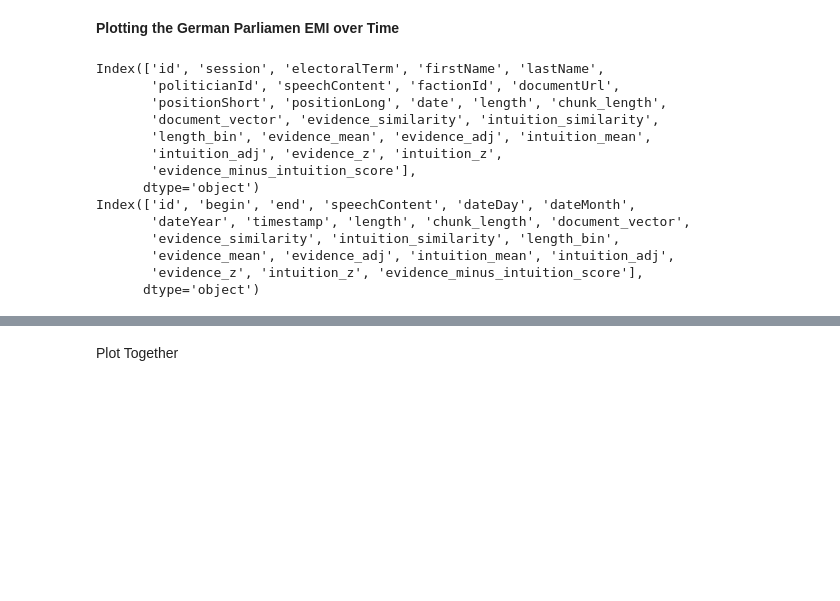
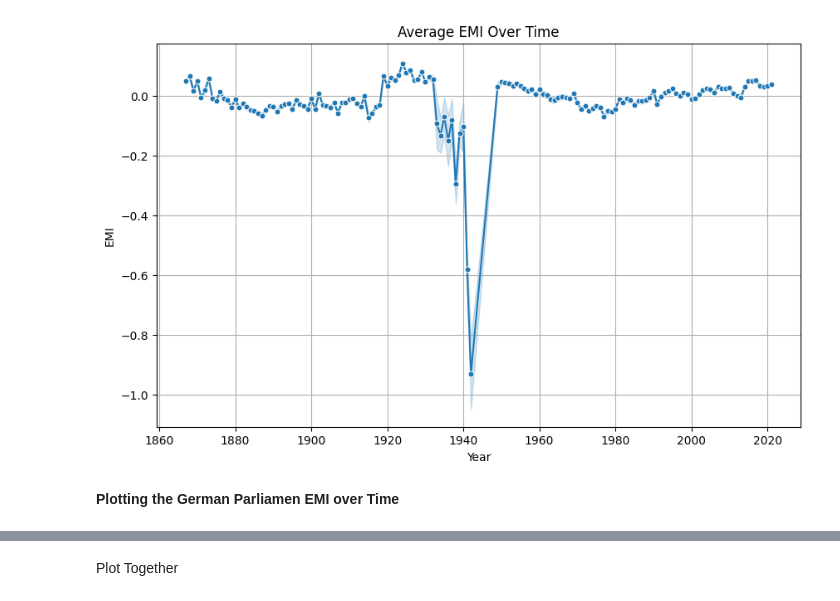
Before and after one commit to peersal/German-EMI-validation, a Jupyter notebook: plot_german_parliament_emi.ipynb, the cells around one changed output, grey strips where cells are left out. Drawn from its saved outputs; the diff is of its cells as text; code cells hidden in the pictures; blank space fills up the shorter version.

```diff
--- a/plot_german_parliament_emi.ipynb
+++ b/plot_german_parliament_emi.ipynb
@@ -5,0 +8,9 @@ from tqdm import tqdm
+# %%
+df_w2v = pd.read_csv("/kaggle/input/emi-old-w2v/speeches_all_w2v_emi.csv")
+# %%
+df_plot_w2v = df_w2v[['date', 'evidence_minus_intuition_score', 'chunk_length']]
+
+df_plot_w2v['date'] = pd.to_datetime(df_plot_w2v['date'])
+
+# Extract the year and create a new column 'year'
+df_plot_w2v['date'] = df_plot_w2v['date'].dt.year
@@ -5,0 +28,26 @@ from tqdm import tqdm
+# %%
+# Grouping by 'Date' (year) and calculating the average 'Value'
+df_grouped = df_plot_w2v.groupby('date').mean().reset_index()
+
+# Plotting the average values over time with confidence intervals
+plt.figure(figsize=(10, 6))
+sns.lineplot(x='date', y='evidence_minus_intuition_score', data=df_plot_w2v, errorbar=('ci', 95), marker='o')
+
+# Get the current Axes instance on the current figure
+ax = plt.gca()
+
+# Adjust the marker size
+for line in ax.lines:
+    line.set_markersize(5)  # Adjust the marker size here
+
+# Customizing the plot
+plt.title('Average EMI Over Time')
+plt.xlabel('Year')
+plt.ylabel('EMI')
+plt.grid(True)
+
+# Save the plot as a PNG file
+plt.savefig('average_emi_over_w2v.png')
+plt.show()
+# %% [output]
+[figure, added]
@@ -9,21 +74,2 @@ df_old = pd.read_csv("/kaggle/input/parliament-emi/speeches_old_emi.csv")
 # %% [markdown]
 **Plotting the German Parliamen EMI over Time**
-# %%
-print(df_new.columns)
-print(df_old.columns)
-#df_old.head()
-# %% [output]
-Index(['id', 'session', 'electoralTerm', 'firstName', 'lastName',
-       'politicianId', 'speechContent', 'factionId', 'documentUrl',
-       'positionShort', 'positionLong', 'date', 'length', 'chunk_length',
-       'document_vector', 'evidence_similarity', 'intuition_similarity',
-       'length_bin', 'evidence_mean', 'evidence_adj', 'intuition_mean',
-       'intuition_adj', 'evidence_z', 'intuition_z',
-       'evidence_minus_intuition_score'],
-      dtype='object')
-Index(['id', 'begin', 'end', 'speechContent', 'dateDay', 'dateMonth',
-       'dateYear', 'timestamp', 'length', 'chunk_length', 'document_vector',
-       'evidence_similarity', 'intuition_similarity', 'length_bin',
-       'evidence_mean', 'evidence_adj', 'intuition_mean', 'intuition_adj',
-       'evidence_z', 'intuition_z', 'evidence_minus_intuition_score'],
-      dtype='object')
```
Also changed, not shown: parts of 17 cells of this notebook, 15 other files.
